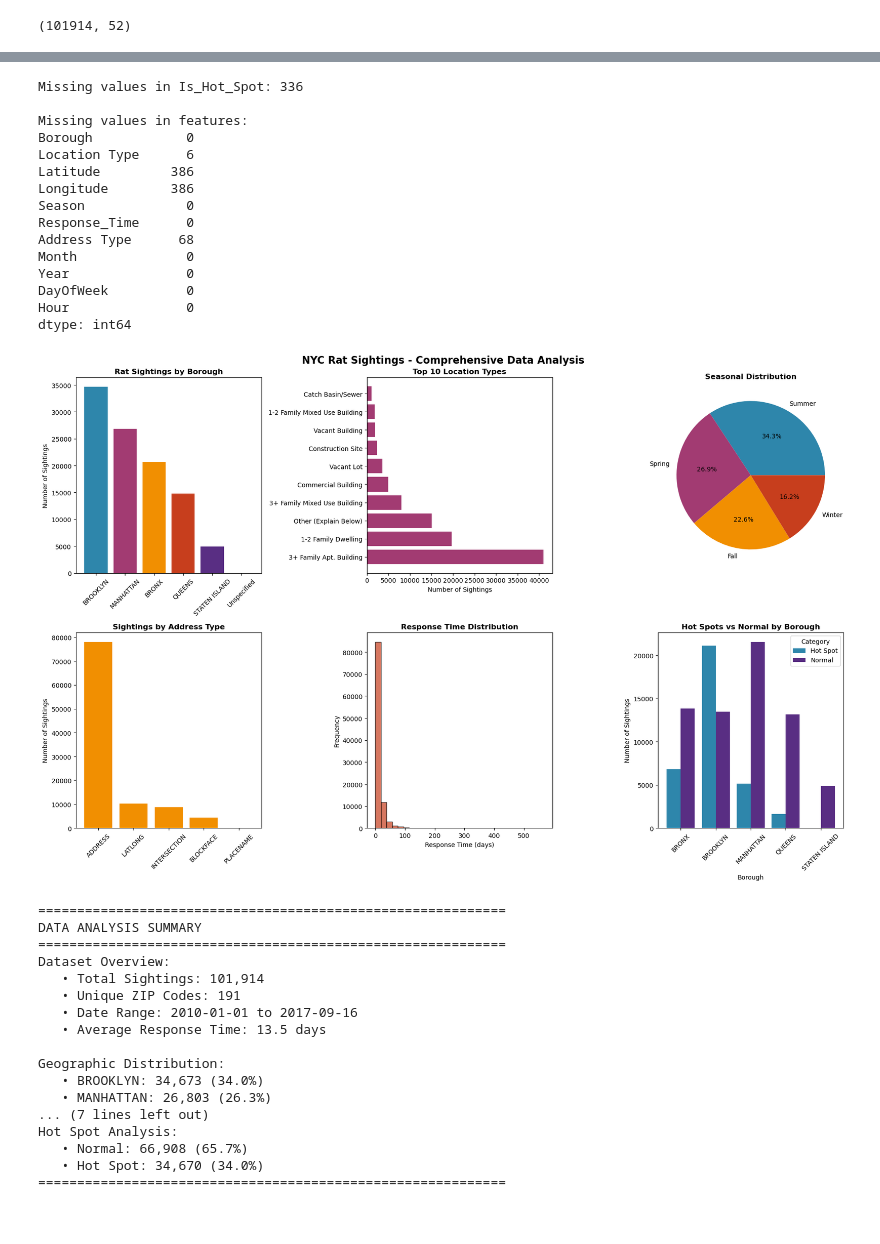
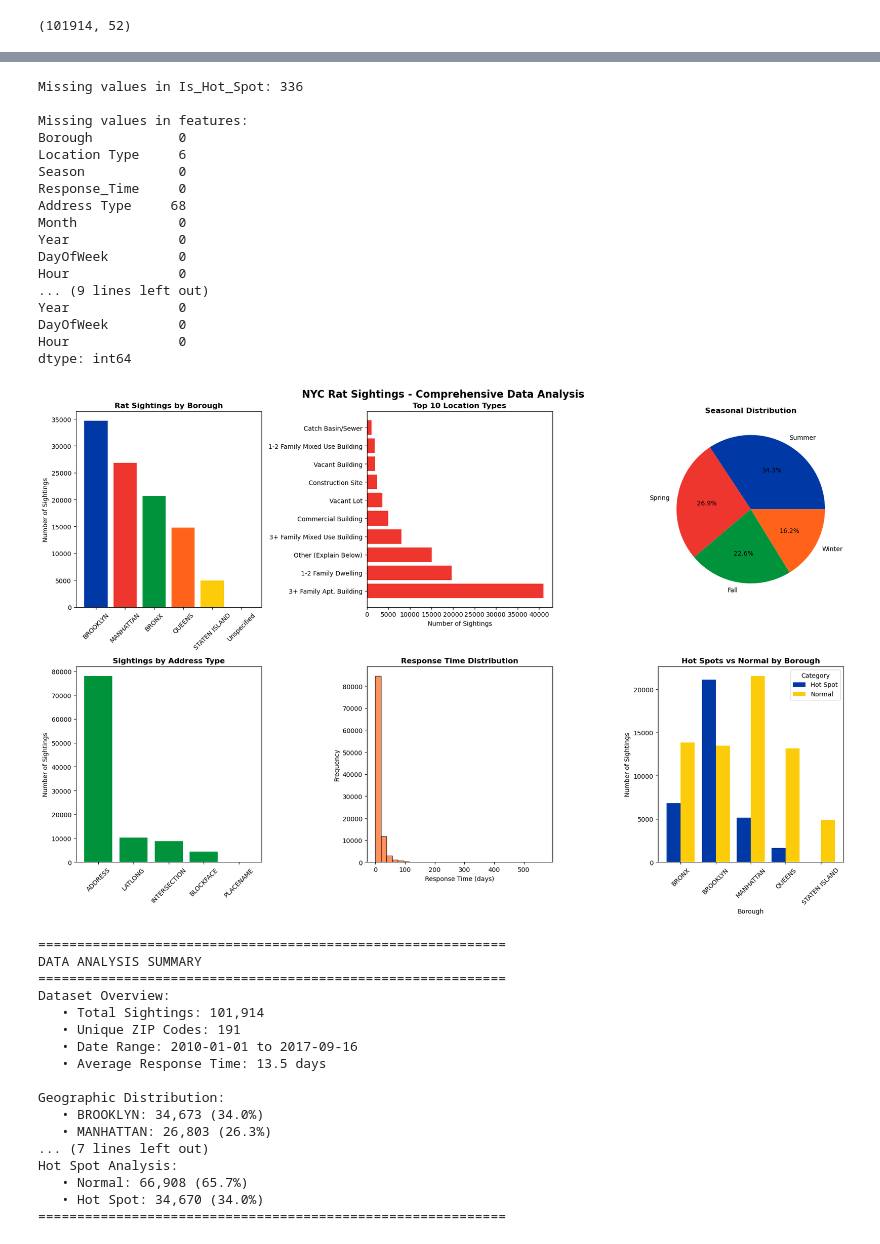
Before and after one commit to tommynelson1097/nyc-rat-hotspot-classifier, a Jupyter notebook: v2-rat-sightings-classifier.ipynb, the cells around one changed output, grey strips where cells are left out. Saved outputs shown, nothing was run; the diff lists cells and outputs as text; code cells hidden in the pictures.

```diff
--- a/v2-rat-sightings-classifier.ipynb
+++ b/v2-rat-sightings-classifier.ipynb
@@ -235,7 +230,7 @@ Year           : Year of the sighting
 DayOfWeek      : Day of the week (e.g., Monday, Tuesday)
 Hour           : Hour of the day when the sighting was reported
 # %%
-# Model Building - Predict Hot Spot Classification
+# Model Building
 
 # Check for missing values in the target variable
 print("Missing values in Is_Hot_Spot:", df_with_hotspots['Is_Hot_Spot'].isnull().sum())
@@ -250,7 +245,7 @@ df_model = df_model.dropna(subset=['Is_Hot_Spot'])
 y = df_model['Is_Hot_Spot'].astype(int)
 
 # Select features for modeling
-feature_columns = ['Borough', 'Location Type', 'Latitude', 'Longitude','Season','Response_Time','Address Type','Month', 'Year', 'DayOfWeek', 'Hour']
+feature_columns = ['Borough', 'Location Type','Season','Response_Time','Address Type','Month', 'Year', 'DayOfWeek', 'Hour']
 X = df_model[feature_columns].copy()
 
 # Handle missing values in features
@@ -264,17 +259,19 @@ y_clean = y[X_clean.index]
 Missing values in Is_Hot_Spot: 336
 
 Missing values in features:
-Borough            0
-Location Type      6
-Latitude         386
-Longitude        386
-Season             0
-Response_Time      0
-Address Type      68
-Month              0
-Year               0
-DayOfWeek          0
-Hour               0
+Borough           0
+Location Type     6
+Season            0
+Response_Time     0
+Address Type     68
+Month             0
+Year              0
+DayOfWeek         0
+Hour              0
+... (9 lines left out)
+Year              0
+DayOfWeek         0
+Hour              0
 dtype: int64
 # %%
 # Comprehensive exploratory data analysis
@@ -282,8 +279,9 @@ plt.style.use('default')
 fig, axes = plt.subplots(2, 3, figsize=(18, 12))
 fig.suptitle('NYC Rat Sightings - Comprehensive Data Analysis', fontsize=16, fontweight='bold')
 
-# Color palette
-colors = ['#2E86AB', '#A23B72', '#F18F01', '#C73E1D', '#592E83']
+# Color palette (NYC MTA subway line colors)
+# Blue (A), Red (1/2/3), Green (4/5/6), Orange (B/D/F/M), Yellow (N/Q/R/W)
+colors = ['#0039A6', '#EE352E', '#00933C', '#FF6319', '#FCCC0A']
 
 # 1. Borough Distribution
 borough_counts = df_with_hotspots['Borough'].value_counts()
@@ -343,36 +341,34 @@ print(f"   • Unique ZIP Codes: {unique_zips}")
 print(f"   • Date Range: {date_range}")
 print(f"   • Average Response Time: {df_with_hotspots['Response_Time'].mean():.1f} days")
 
 print("\nGeographic Distribution:")
 for borough, count in borough_counts.head(3).items():
     percentage = (count/total_sightings)*100
     print(f"   • {borough}: {count:,} ({percentage:.1f}%)")
 
 print("\nLocation Insights:")
 for location, count in location_counts.head(3).items():
     percentage = (count/total_sightings)*100
     print(f"   • {location}: {count:,} ({percentage:.1f}%)")
 
 print("\nHot Spot Analysis:")
 hot_spot_summary = df_with_hotspots['Hot_Spot_Category'].value_counts()
 for category, count in hot_spot_summary.items():
     percentage = (count/total_sightings)*100
     print(f"   • {category}: {count:,} ({percentage:.1f}%)")
 
 # Feature Descriptions for modeling
 feature_descriptions = {
     'Borough': f'{df_with_hotspots["Borough"].nunique()} categories',
     'Location Type': f'{df_with_hotspots["Location Type"].nunique()} categories',
-    'Latitude': 'Continuous geographic coordinate',
-    'Longitude': 'Continuous geographic coordinate',
     'Season': f'{df_with_hotspots["Season"].nunique()} categories (Winter, Spring, Summer, Fall)',
     'Response_Time': 'Continuous (days to resolution)',
     'Address Type': f'{df_with_hotspots["Address Type"].nunique()} categories (Residential, Commercial, etc.)'
 }
 
 print("="*60)
 # %% [output]
-[figure, old version]
+[figure, new version]
 ============================================================
 DATA ANALYSIS SUMMARY
 ============================================================
```
Also changed, not shown: parts of 18 cells of this notebook, 5 other files.
